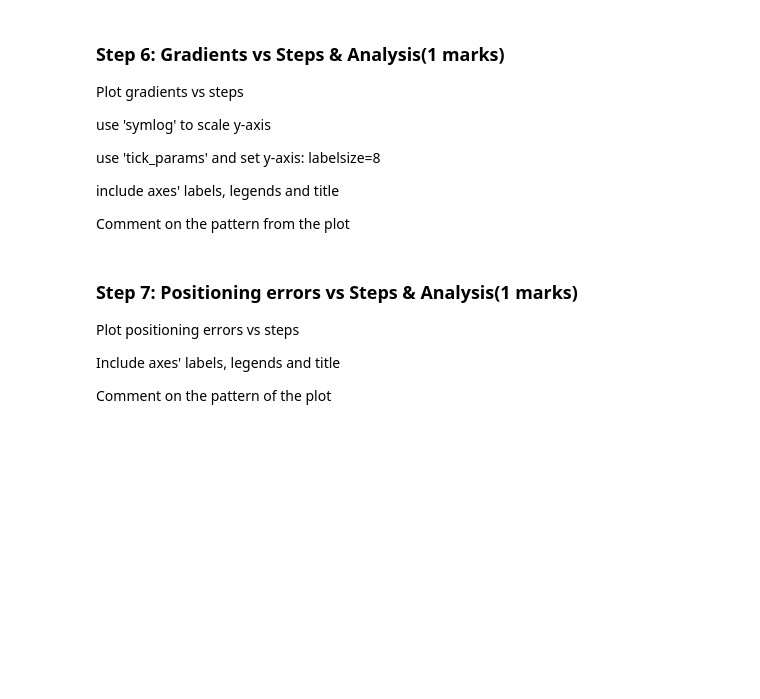
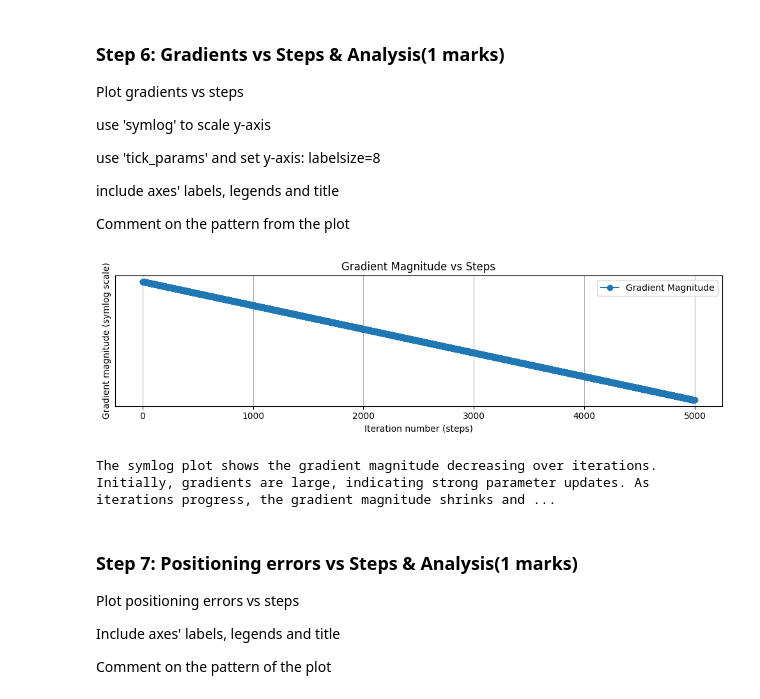
Before and after one commit to prabjotsanghera/ENGG680_2025_Fall, a Jupyter notebook: Lab_Assignment2/Assignment2_Upload.ipynb, the cells around one changed output. Saved outputs shown, nothing was run; the diff lists cells and outputs as text; code cells hidden in the pictures; blank space fills up the shorter version.

```diff
--- a/Lab_Assignment2/Assignment2_Upload.ipynb
+++ b/Lab_Assignment2/Assignment2_Upload.ipynb
@@ -532,18 +536,3 @@ Print:
 *   number of steps taken for convergence
 *   final cost value
 *   final gradient values
-# %%
-# Call gradient_descent function to optimize estimating parameters
-optimized_params, steps_count, arr_cost, arr_grad = gradient_descent(pseudorange, sat_pos)
-
-# Print results
-print("Optimized parameters [x_r, y_r, z_r, cdT]:", optimized_params)
-
-final_pos_error = optimized_params[:3] - GroundTruth
-print("Final position errors of receiver:", final_pos_error)
-
-print("Number of steps taken for convergence:", steps_count)
-
-print("Final cost value:", arr_cost[-1])
-
-print("Final gradient values:", arr_grad[-1])
@@ -610,3 +672,40 @@ plt.show()
+# %%
+import matplotlib.pyplot as plt
+import numpy as np
+
+# Compute gradient magnitudes from arr_grad (assuming arr_grad is available)
+grad_magnitude = np.linalg.norm(arr_grad, axis=1)
+
+# Step: Plot gradients vs steps
+fig, ax = plt.subplots(nrows=1, ncols=1, figsize=(10,3))
+
+# Plot with symlog scale on y-axis
+ax.plot(range(len(grad_magnitude)), grad_magnitude, label="Gradient Magnitude", marker='o')
+ax.set_yscale('symlog')
+
+# Axis labels and title
+ax.set_xlabel("Iteration number (steps)")
+ax.set_ylabel("Gradient magnitude (symlog scale)")
+ax.set_title("Gradient Magnitude vs Steps")
+
+# Legend and grid
+ax.legend()
+ax.grid(True)
+
+# Tick params for y-axis
+ax.tick_params(axis='y', labelsize=8)
+
+fig.tight_layout()
+plt.show()
+
+# Comment on the pattern
+print("The symlog plot shows the gradient magnitude decreasing over iterations. "
+      "Initially, gradients are large, indicating strong parameter updates. "
+      "As iterations progress, the gradient magnitude shrinks and stabilizes near zero, "
+      "confirming that the optimization is converging successfully.")
+# %% [output]
+[figure, added]
+The symlog plot shows the gradient magnitude decreasing over iterations. Initially, gradients are large, indicating strong parameter updates. As iterations progress, the gradient magnitude shrinks and ...
 # %% [markdown]
 ### Step 7: Positioning errors vs Steps & Analysis(1 marks)
 Plot positioning errors vs steps
```
Also changed, not shown: parts of 14 cells of this notebook.
